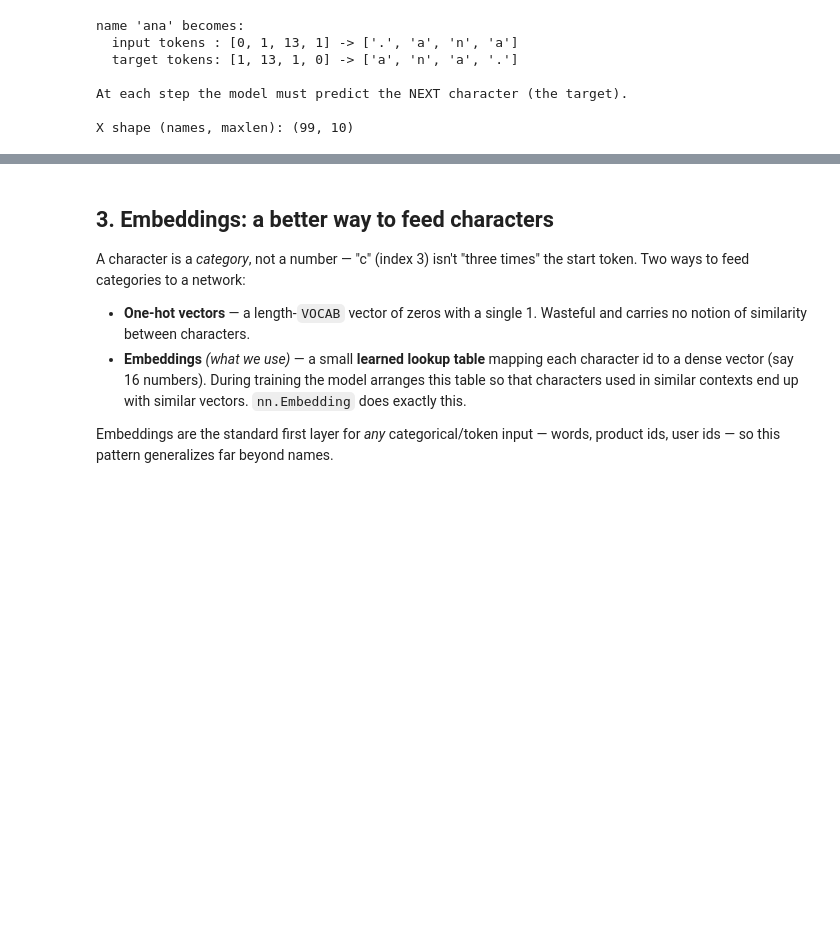
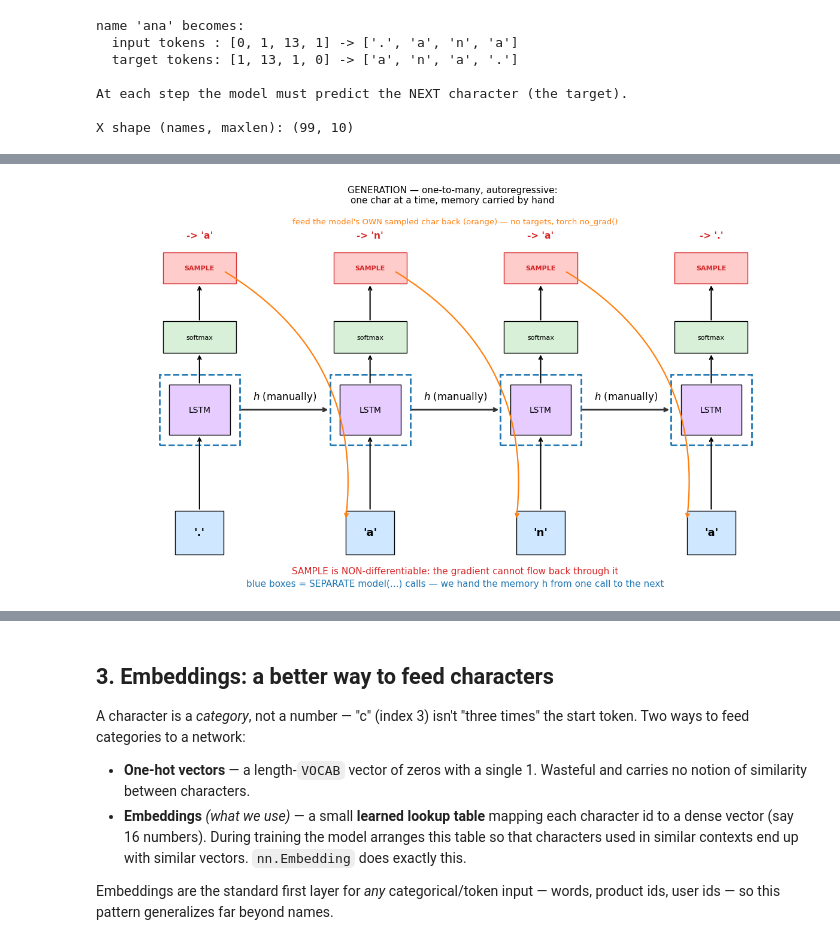
Before and after one commit to pablogasco1/machine-learning-projects, a Jupyter notebook: recurrent_nn/05_one_to_many_generation.ipynb, the cells around one changed output, grey strips where cells are left out. Cells and saved outputs as stored; diff of their text form; code cells hidden in the pictures; blank space fills up the shorter version.

```diff
--- a/recurrent_nn/05_one_to_many_generation.ipynb
+++ b/recurrent_nn/05_one_to_many_generation.ipynb
@@ -118,0 +195,50 @@ X shape (names, maxlen): (99, 10)
+# %%
+# Diagram: how GENERATION works — one-to-many, autoregressive.
+from matplotlib.patches import Rectangle
+BLUE = "#1f77b4"
+
+def draw_generation():
+    seq = [".", "a", "n", "a"]     # start token, then previously-SAMPLED chars fed back in
+    gen = ["a", "n", "a", "."]     # what the model samples at each step
+    n, xs = 4, 2.8
+    y_in, y_cell, y_soft, y_samp = 0.3, 2.2, 3.5, 4.6
+    fig, ax = plt.subplots(figsize=(12, 7))
+    for t in range(n):
+        x = t * xs + 1
+        # each LSTM is its OWN model(...) call -> its own blue dashed box
+        ax.add_patch(Rectangle((x - 0.66, y_cell - 0.16), 1.32, 1.12, fill=False, ec=BLUE, ls="--", lw=2))
+        ax.add_patch(Rectangle((x - 0.4, y_in), 0.8, 0.7, color="#cfe8ff", ec="black"))
+        ax.text(x, y_in + 0.35, f"'{seq[t]}'", ha="center", va="center", fontsize=13, weight="bold")
+        ax.annotate("", xy=(x, y_cell), xytext=(x, y_in + 0.7), arrowprops=dict(arrowstyle="->", lw=1.5))
+        ax.add_patch(Rectangle((x - 0.5, y_cell), 1.0, 0.8, color="#e6ccff", ec="black"))
+        ax.text(x, y_cell + 0.4, "LSTM", ha="center", va="center", fontsize=10)
+        ax.annotate("", xy=(x, y_soft), xytext=(x, y_cell + 0.8), arrowprops=dict(arrowstyle="->", lw=1.5))
+        ax.add_patch(Rectangle((x - 0.6, y_soft), 1.2, 0.5, color="#d7f0d7", ec="black"))
+        ax.text(x, y_soft + 0.25, "softmax", ha="center", va="center", fontsize=8)
+        ax.add_patch(Rectangle((x - 0.6, y_samp), 1.2, 0.5, color="#ffcccc", ec="#d62728"))
+        ax.text(x, y_samp + 0.25, "SAMPLE", ha="center", va="center", fontsize=8, color="#d62728", weight="bold")
+        ax.annotate("", xy=(x, y_samp), xytext=(x, y_soft + 0.5), arrowprops=dict(arrowstyle="->", lw=1.5))
+        ax.text(x, y_samp + 0.72, f"-> '{gen[t]}'", ha="center", fontsize=11, weight="bold", color="#d62728")
+        if t < n - 1:
+            ax.annotate("", xy=(x + xs - 0.4, y_in + 0.55), xytext=(x + 0.4, y_samp + 0.2),  # feed sample back
+                        arrowprops=dict(arrowstyle="->", lw=1.6, color="#ff7f0e",
+                                        connectionstyle="arc3,rad=-0.32"))
+            ax.annotate("", xy=(x + xs - 0.66, y_cell + 0.4), xytext=(x + 0.66, y_cell + 0.4),  # h passed by hand
+                        arrowprops=dict(arrowstyle="->", lw=2, color="#333"))
+            ax.text(x + xs / 2, y_cell + 0.56, f"$h$ (manually)", ha="center", fontsize=12)
+    ax.text((n - 1) * xs / 2 + 1, 5.55,
+            "feed the model's OWN sampled char back (orange) — no targets, torch.no_grad()",
+            ha="center", fontsize=9.5, color="#ff7f0e")
+    ax.text((n - 1) * xs / 2 + 1, 0,
+            "SAMPLE is NON-differentiable: the gradient cannot flow back through it",
+            ha="center", color="#d62728", fontsize=11)
+    ax.text((n - 1) * xs / 2 + 1, -0.2,
+            "blue boxes = SEPARATE model(...) calls — we hand the memory h from one call to the next",
+            ha="center", color=BLUE, fontsize=11)
+    ax.set_xlim(-0.6, (n - 1) * xs + 2.5); ax.set_ylim(0.05, 5.8); ax.axis("off")
+    ax.set_title("GENERATION — one-to-many, autoregressive:\none char at a time, memory carried by hand", fontsize=11)
+    plt.tight_layout(); plt.show()
+
+draw_generation()
+# %% [output]
+[figure, added]
```
Also changed, not shown: parts of 11 cells of this notebook, 5 other files.
